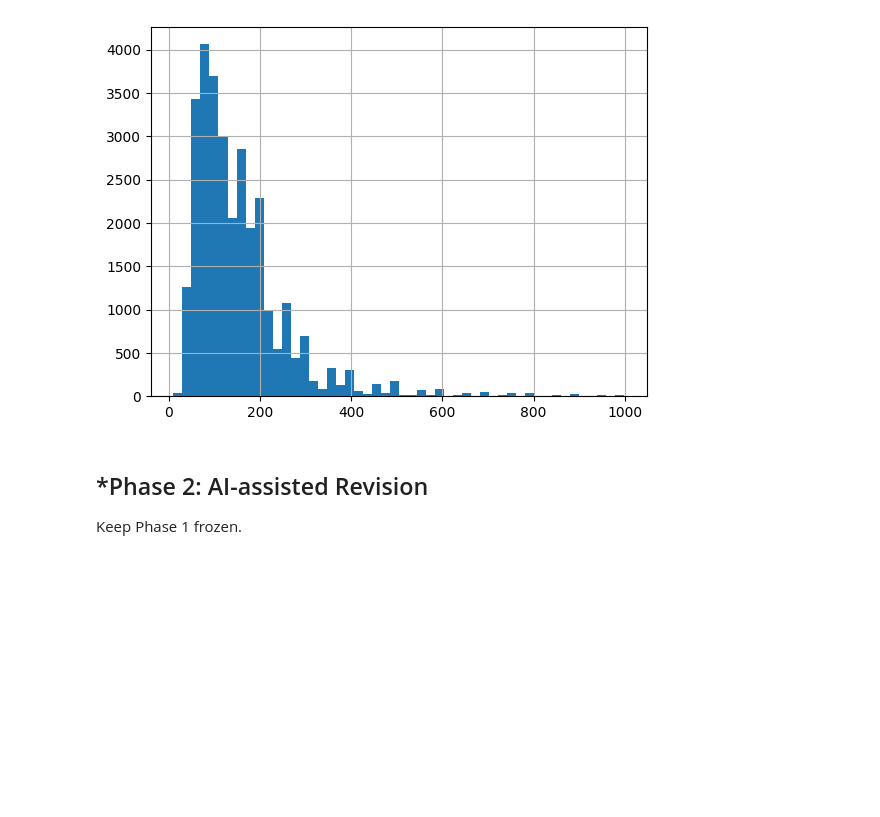
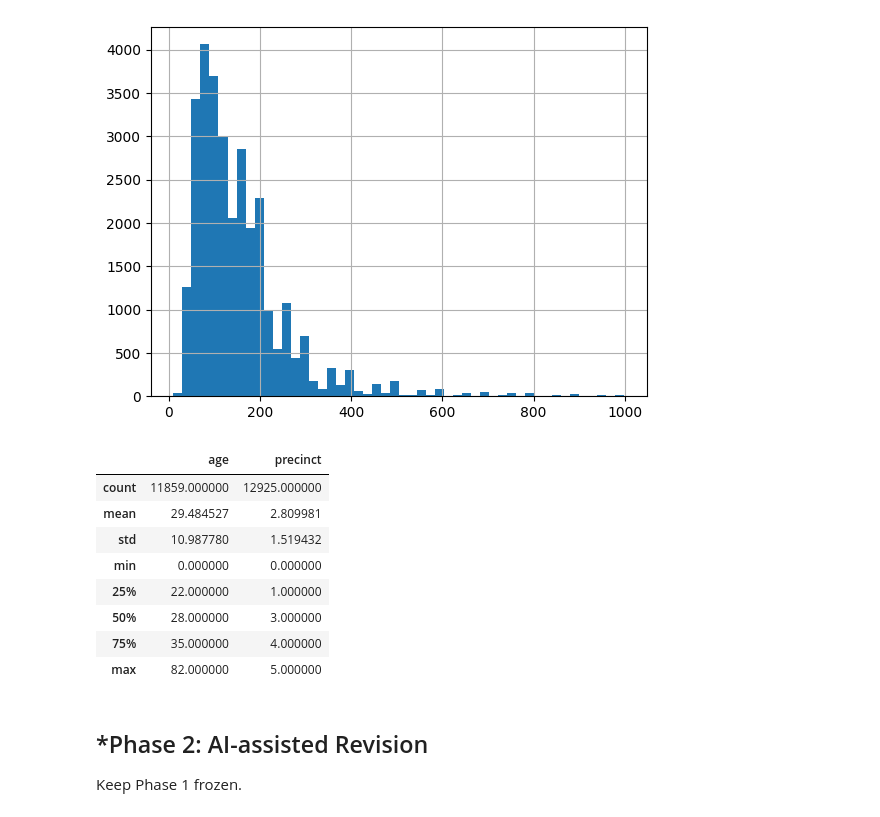
Before and after one commit to willhk10-uva/A01-data-wrangling, a Jupyter notebook: notebook.ipynb, the cells around one changed output. Cells and saved outputs as stored; diff of their text form; code cells hidden in the pictures; blank space fills up the shorter version.

```diff
--- a/notebook.ipynb
+++ b/notebook.ipynb
@@ -97,6 +97,22 @@ Name: price_num, dtype: float64
 total missings:
  181
 [figure]
+# %%
+#Dealing with police use of force
+df1 = pd.read_csv('/content/data/mn_police_use_of_force.csv')
+
+#df1.head()
+df1.describe()
+# %% [output]
+|  | age | precinct |
+| count | 11859.000000 | 12925.000000 |
+| mean | 29.484527 | 2.809981 |
+| std | 10.987780 | 1.519432 |
+| min | 0.000000 | 0.000000 |
+| 25% | 22.000000 | 1.000000 |
+| 50% | 28.000000 | 3.000000 |
+| 75% | 35.000000 | 4.000000 |
+| max | 82.000000 | 5.000000 |
 # %% [markdown]
 ## *Phase 2: AI-assisted Revision
 Keep Phase 1 frozen.
```
